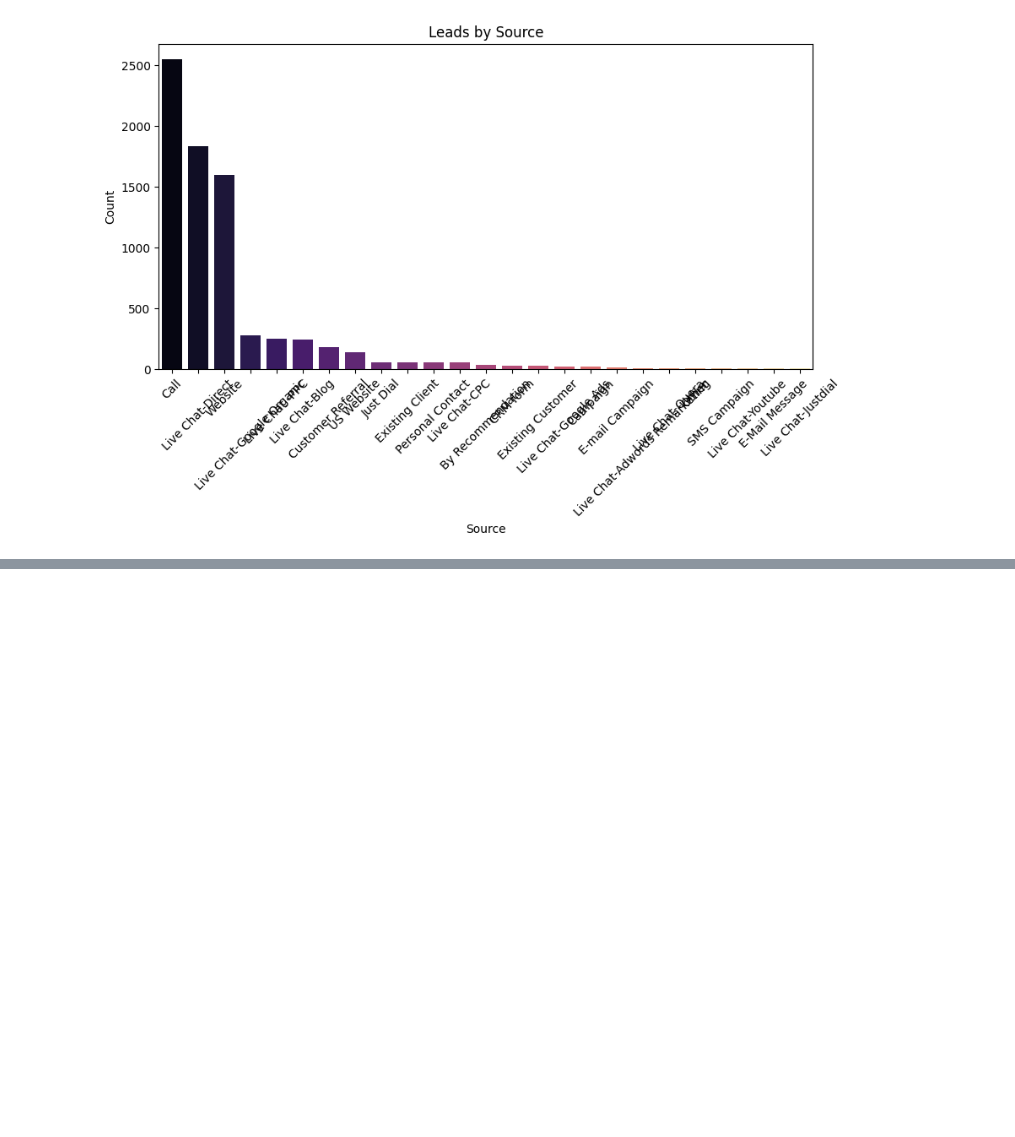
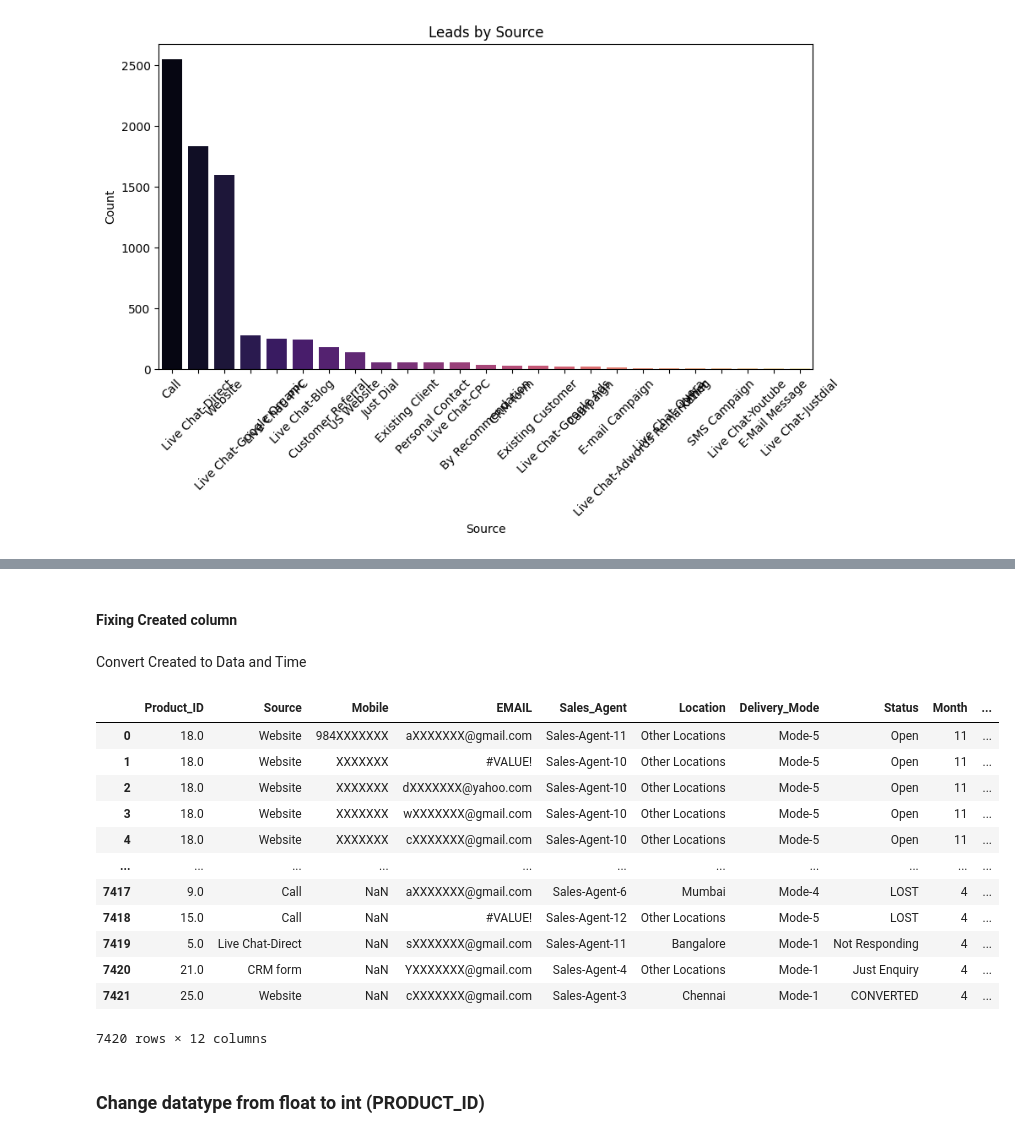
Before and after one commit to sahiljahagirdar/Product_Sales, a Jupyter notebook: Lead_Predict.ipynb, the cells around one changed output, grey strips where cells are left out. Saved outputs shown, nothing was run; the diff lists cells and outputs as text; code cells hidden in the pictures; blank space fills up the shorter version.

Commit message:
DAY 2: Fixed null values and performed Feature Engineering

```diff
--- a/Lead_Predict.ipynb
+++ b/Lead_Predict.ipynb
@@ -160,0 +212,3 @@ plt.show()
+# %%
+location_mode = df['Location'].mode()[0]
+df['Location'].fillna(location_mode,inplace=True)
@@ -160,0 +231,31 @@ plt.show()
+# %% [markdown]
+#### Fixing Created column
+# %% [markdown]
+Convert Created to Data and Time
+# %%
+df['Created'] = pd.to_datetime(df['Created'], format='%d-%m-%Y %H:%M')
+# %%
+df['Month'] = df['Created'].dt.month
+df['DayOfWeek'] = df['Created'].dt.weekday
+df['Hour'] = df['Created'].dt.hour
+df['IsWeekend'] = df['DayOfWeek'].isin([5,6]).astype(int)
+# %%
+df = df.drop(columns=['Created'])
+# %%
+df
+# %% [output]
+|  | Product_ID | Source | Mobile | EMAIL | Sales_Agent | Location | Delivery_Mode | Status | Month | ... |
+| 0 | 18.0 | Website | 984XXXXXXX | aXXXXXXX@gmail.com | Sales-Agent-11 | Other Locations | Mode-5 | Open | 11 | ... |
+| 1 | 18.0 | Website | XXXXXXX | #VALUE! | Sales-Agent-10 | Other Locations | Mode-5 | Open | 11 | ... |
+| 2 | 18.0 | Website | XXXXXXX | dXXXXXXX@yahoo.com | Sales-Agent-10 | Other Locations | Mode-5 | Open | 11 | ... |
+| 3 | 18.0 | Website | XXXXXXX | wXXXXXXX@gmail.com | Sales-Agent-10 | Other Locations | Mode-5 | Open | 11 | ... |
+| 4 | 18.0 | Website | XXXXXXX | cXXXXXXX@gmail.com | Sales-Agent-10 | Other Locations | Mode-5 | Open | 11 | ... |
+| ... | ... | ... | ... | ... | ... | ... | ... | ... | ... | ... |
+| 7417 | 9.0 | Call | NaN | aXXXXXXX@gmail.com | Sales-Agent-6 | Mumbai | Mode-4 | LOST | 4 | ... |
+| 7418 | 15.0 | Call | NaN | #VALUE! | Sales-Agent-12 | Other Locations | Mode-5 | LOST | 4 | ... |
+| 7419 | 5.0 | Live Chat-Direct | NaN | sXXXXXXX@gmail.com | Sales-Agent-11 | Bangalore | Mode-1 | Not Responding | 4 | ... |
+| 7420 | 21.0 | CRM form | NaN | YXXXXXXX@gmail.com | Sales-Agent-4 | Other Locations | Mode-1 | Just Enquiry | 4 | ... |
+| 7421 | 25.0 | Website | NaN | cXXXXXXX@gmail.com | Sales-Agent-3 | Chennai | Mode-1 | CONVERTED | 4 | ... |
+7420 rows × 12 columns
+# %% [markdown]
+### Change datatype from float to int (PRODUCT_ID)
```
Also changed, not shown: parts of 30 cells of this notebook.
